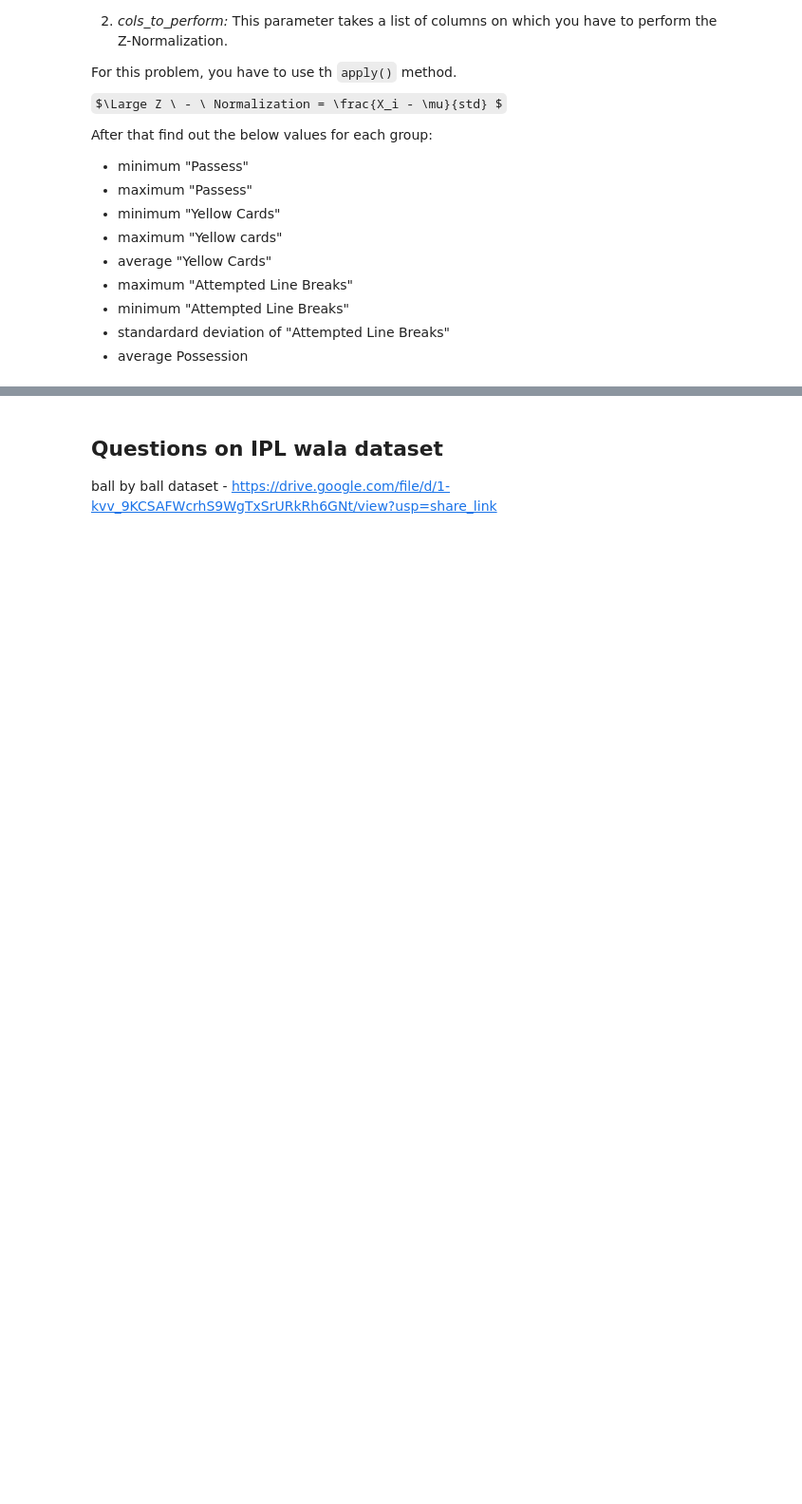
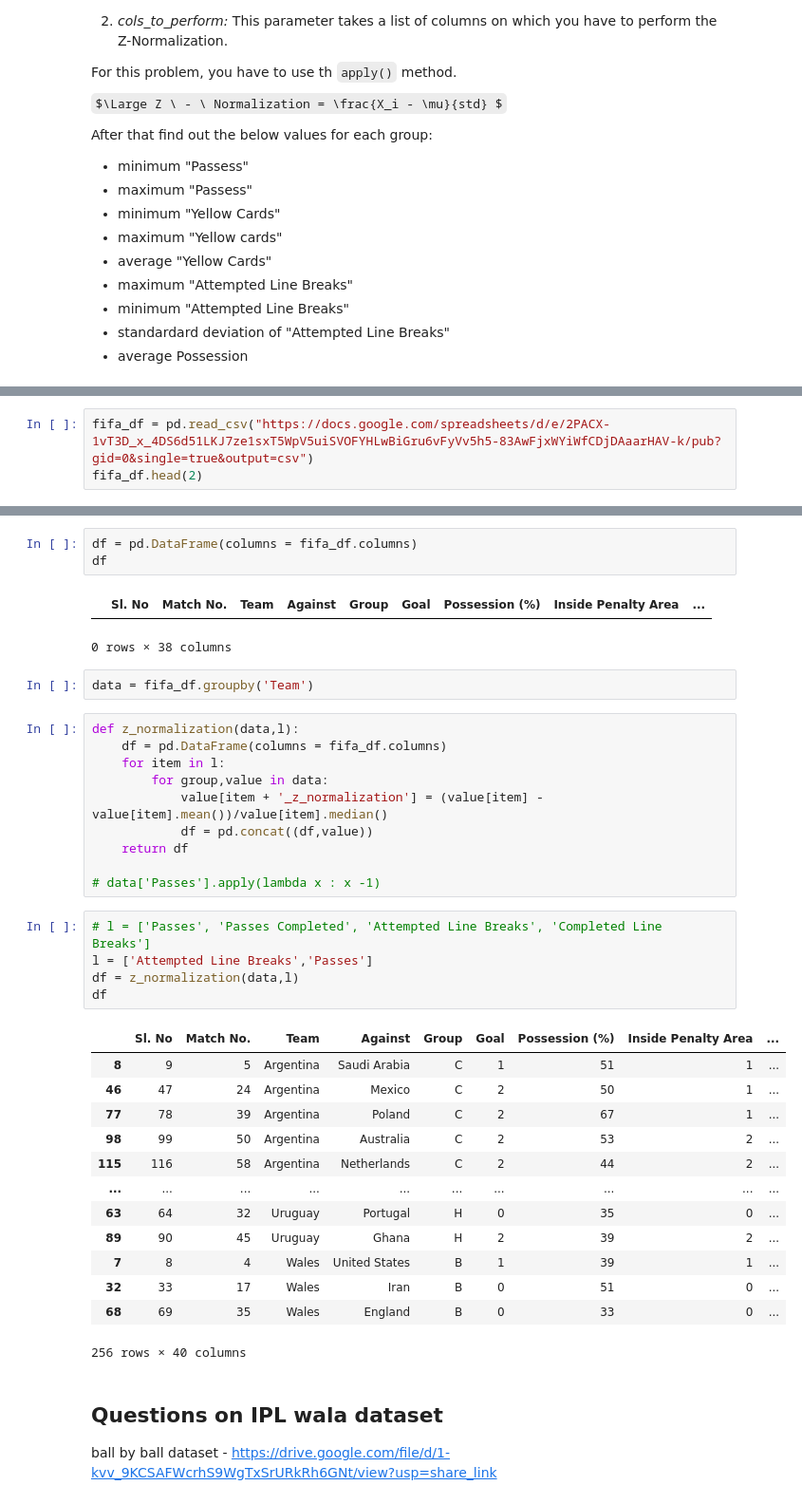
Before and after one commit to Axitk27/Machine-Learning, a Jupyter notebook: DSMP 1.0/Pandas/Exercise/Day 19.ipynb, the cells around one changed output, grey strips where cells are left out. Shown at 95% size. Saved outputs shown, nothing was run; the diff lists cells and outputs as text; some formulas as TeX source; blank space fills up the shorter version.

Commit message:
Pandas Group by Exercise

```diff
--- a/DSMP 1.0/Pandas/Exercise/Day 19.ipynb
+++ b/DSMP 1.0/Pandas/Exercise/Day 19.ipynb
@@ -91,0 +172,3 @@ After that find out the below values for each group:
+# %%
+fifa_df = pd.read_csv("https://docs.google.com/spreadsheets/d/e/2PACX-1vT3D_x_4DS6d51LKJ7ze1sxT5WpV5uiSVOFYHLwBiGru6vFyVv5h5-83AwFjxWYiWfCDjDAaarHAV-k/pub?gid=0&single=true&output=csv")
+fifa_df.head(2)
@@ -92,3 +179,40 @@ After that find out the below values for each group:
+# %%
+df = pd.DataFrame(columns = fifa_df.columns)
+df
+# %% [output]
+|  | Sl. No | Match No. | Team | Against | Group | Goal | Possession (%) | Inside Penalty Area | ... |
+0 rows × 38 columns
+# %%
+data = fifa_df.groupby('Team')
+# %%
+def z_normalization(data,l):
+    df = pd.DataFrame(columns = fifa_df.columns)
+    for item in l:
+        for group,value in data:
+            value[item + '_z_normalization'] = (value[item] - value[item].mean())/value[item].median()
+            df = pd.concat((df,value))
+    return df
+
+# data['Passes'].apply(lambda x : x -1)
+# %%
+# l = ['Passes', 'Passes Completed', 'Attempted Line Breaks', 'Completed Line Breaks']
+l = ['Attempted Line Breaks','Passes']
+df = z_normalization(data,l)
+df
+# %% [output]
+|  | Sl. No | Match No. | Team | Against | Group | Goal | Possession (%) | Inside Penalty Area | ... |
+| 8 | 9 | 5 | Argentina | Saudi Arabia | C | 1 | 51 | 1 | ... |
+| 46 | 47 | 24 | Argentina | Mexico | C | 2 | 50 | 1 | ... |
+| 77 | 78 | 39 | Argentina | Poland | C | 2 | 67 | 1 | ... |
+| 98 | 99 | 50 | Argentina | Australia | C | 2 | 53 | 2 | ... |
+| 115 | 116 | 58 | Argentina | Netherlands | C | 2 | 44 | 2 | ... |
+| ... | ... | ... | ... | ... | ... | ... | ... | ... | ... |
+| 63 | 64 | 32 | Uruguay | Portugal | H | 0 | 35 | 0 | ... |
+| 89 | 90 | 45 | Uruguay | Ghana | H | 2 | 39 | 2 | ... |
+| 7 | 8 | 4 | Wales | United States | B | 1 | 39 | 1 | ... |
+| 32 | 33 | 17 | Wales | Iran | B | 0 | 51 | 0 | ... |
+| 68 | 69 | 35 | Wales | England | B | 0 | 33 | 0 | ... |
+256 rows × 40 columns
 # %% [markdown]
 ## **Questions on IPL wala dataset**
 
```
Also changed, not shown: parts of 15 cells of this notebook, 2 other files.
